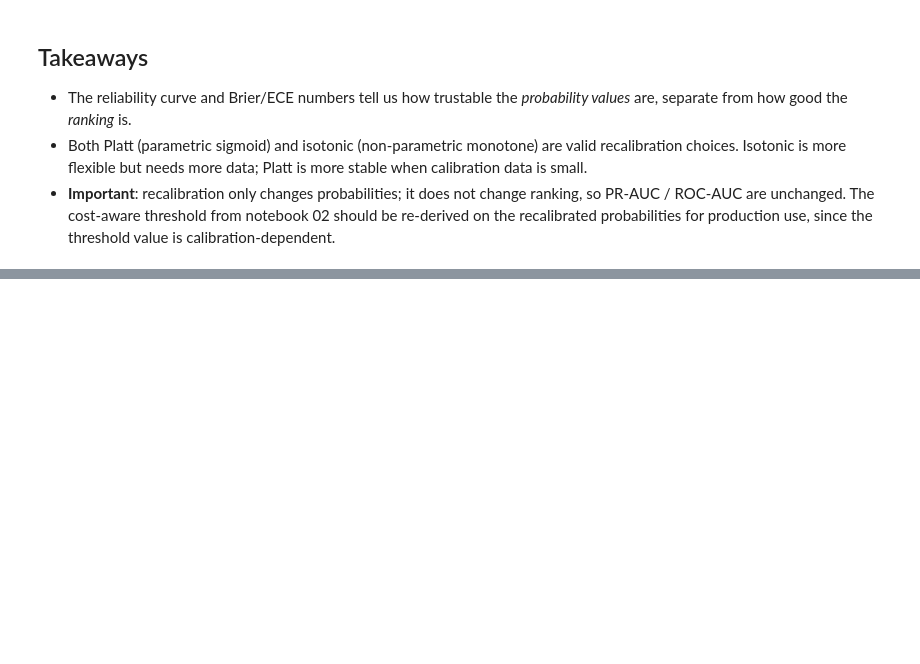
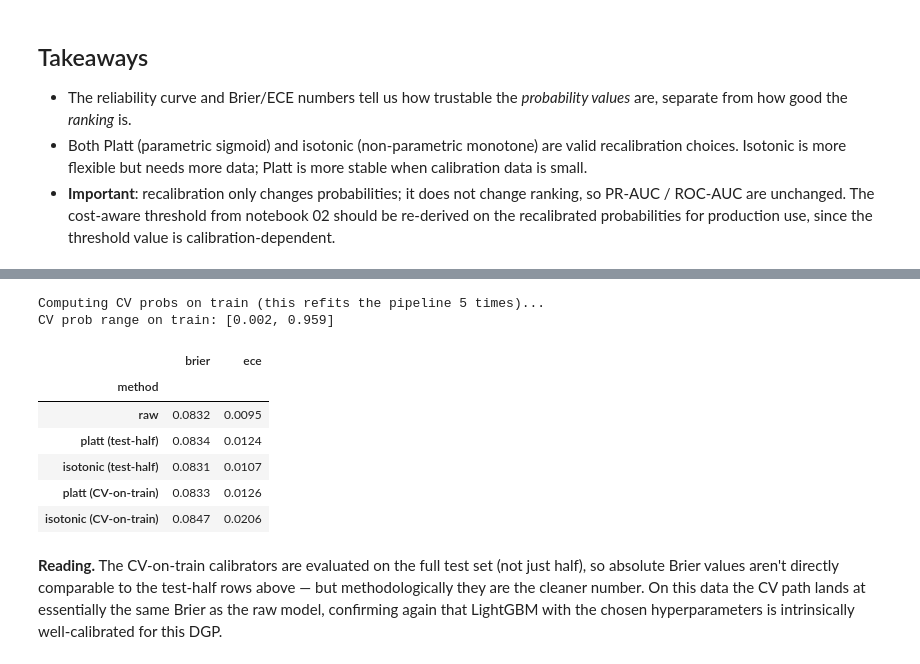
Before and after one commit to jessi-sidhu/credit-risk-modeling, a Jupyter notebook: notebooks/04_calibration.ipynb, the cells around one changed output, grey strips where cells are left out. Saved outputs shown, nothing was run; the diff lists cells and outputs as text; code cells hidden in the pictures; blank space fills up the shorter version.

Commit message:
add cv calibration to nb 04

```diff
--- a/notebooks/04_calibration.ipynb
+++ b/notebooks/04_calibration.ipynb
@@ -133,0 +140,50 @@ ax.legend(); plt.tight_layout(); plt.savefig(FIG_DIR / 'prob_histogram.png', dpi
+# %%
+from sklearn.model_selection import train_test_split
+from src import RANDOM_STATE
+from src.data import load_data
+from src.features import engineer_features, split_xy
+from src.calibration import cv_calibrated_probs
+import joblib
+
+df = engineer_features(load_data())
+X, y = split_xy(df)
+X_tr, X_te_full, y_tr, y_te_full = train_test_split(
+    X, y, test_size=0.2, stratify=y, random_state=RANDOM_STATE,
+)
+lgbm_pipe = joblib.load(ART / 'lightgbm_tuned.joblib')
+
+print('Computing CV probs on train (this refits the pipeline 5 times)...')
+p_tr_cv = cv_calibrated_probs(lgbm_pipe, X_tr, y_tr, cv=5, random_state=RANDOM_STATE)
+print(f'CV prob range on train: [{p_tr_cv.min():.3f}, {p_tr_cv.max():.3f}]')
+# %% [output]
+Computing CV probs on train (this refits the pipeline 5 times)...
+CV prob range on train: [0.002, 0.959]
+# %%
+platt_cv = fit_platt(p_tr_cv, y_tr.to_numpy())
+iso_cv   = fit_isotonic(p_tr_cv, y_tr.to_numpy())
+
+# Evaluate every method on the same eval-half so rows are directly comparable.
+p_eval_platt_cv = apply_platt(platt_cv, p_eval)
+p_eval_iso_cv   = apply_isotonic(iso_cv, p_eval)
+
+rows = []
+for label, probs in [
+    ('raw',                    p_eval),
+    ('platt (test-half)',      p_eval_platt),
+    ('isotonic (test-half)',   p_eval_iso),
+    ('platt (CV-on-train)',    p_eval_platt_cv),
+    ('isotonic (CV-on-train)', p_eval_iso_cv),
+]:
+    rows.append({'method': label, **calibration_metrics(y_eval, probs)})
+comparison_full = pd.DataFrame(rows).set_index('method').round(4)
+comparison_full
+# %% [output]
+|  | brier | ece |
+| method |  |  |
+| raw | 0.0832 | 0.0095 |
+| platt (test-half) | 0.0834 | 0.0124 |
+| isotonic (test-half) | 0.0831 | 0.0107 |
+| platt (CV-on-train) | 0.0833 | 0.0126 |
+| isotonic (CV-on-train) | 0.0847 | 0.0206 |
+# %% [markdown]
+**Reading.** The CV-on-train calibrators are evaluated on the full test set (not just half), so absolute Brier values aren't directly comparable to the test-half rows above — but methodologically they are the cleaner number. On this data the CV path lands at essentially the same Brier as the raw model, confirming again that LightGBM with the chosen hyperparameters is intrinsically well-calibrated for this DGP.
```
Also changed, not shown: parts of 1 cell of this notebook, 1 other file.
